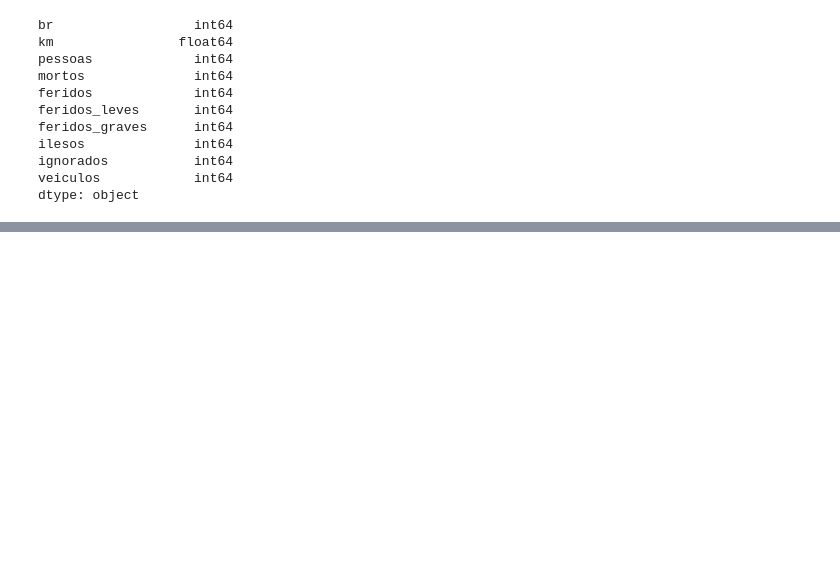
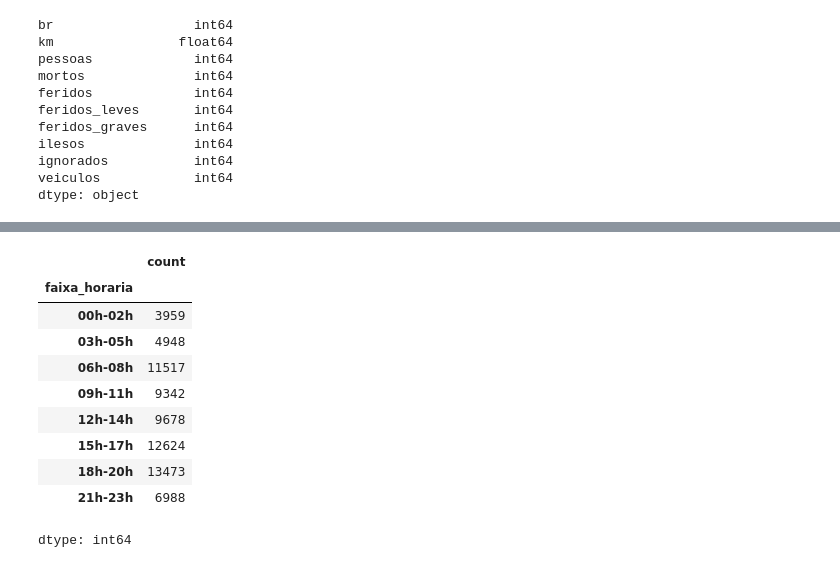
Before and after one commit to ednnaldodev/Modulo4_PRF.ipynb-, a Jupyter notebook: Modulo4_PRF.ipynb, the cells around one changed output, grey strips where cells are left out. Saved outputs shown, nothing was run; the diff lists cells and outputs as text; code cells hidden in the pictures; blank space fills up the shorter version.

```diff
--- a/Modulo4_PRF.ipynb
+++ b/Modulo4_PRF.ipynb
@@ -228,0 +287,31 @@ dtype: object
+# %%
+#Criar Faixa Horária
+def criar_faixa_horaria(hora):
+  if pd.isna(hora):
+    return "IGNORADO" #<- redundante trata NaN
+
+#Blocos de 3 horas
+#Reduz granularidade excessiva do horário
+#Ajuda a identificar padrões temporais
+#Útil para modelo explicável
+#Exemplo: 00h-02h, 03h-05h...
+
+  inicio = int(hora // 3) * 3
+  fim = inicio + 2
+  return f"{inicio:02d}h-{fim:02d}h"
+
+df["faixa_horaria"] = df["hora"].apply(criar_faixa_horaria)  # <-não descarte valores NaN da contagem, mostre eles também no resultado
+
+display(df["faixa_horaria"].value_counts(dropna=False).sort_index())
+# %% [output]
+|  | count |
+| faixa_horaria |  |
+| 00h-02h | 3959 |
+| 03h-05h | 4948 |
+| 06h-08h | 11517 |
+| 09h-11h | 9342 |
+| 12h-14h | 9678 |
+| 15h-17h | 12624 |
+| 18h-20h | 13473 |
+| 21h-23h | 6988 |
+dtype: int64
```
Also changed, not shown: parts of 16 cells of this notebook.
